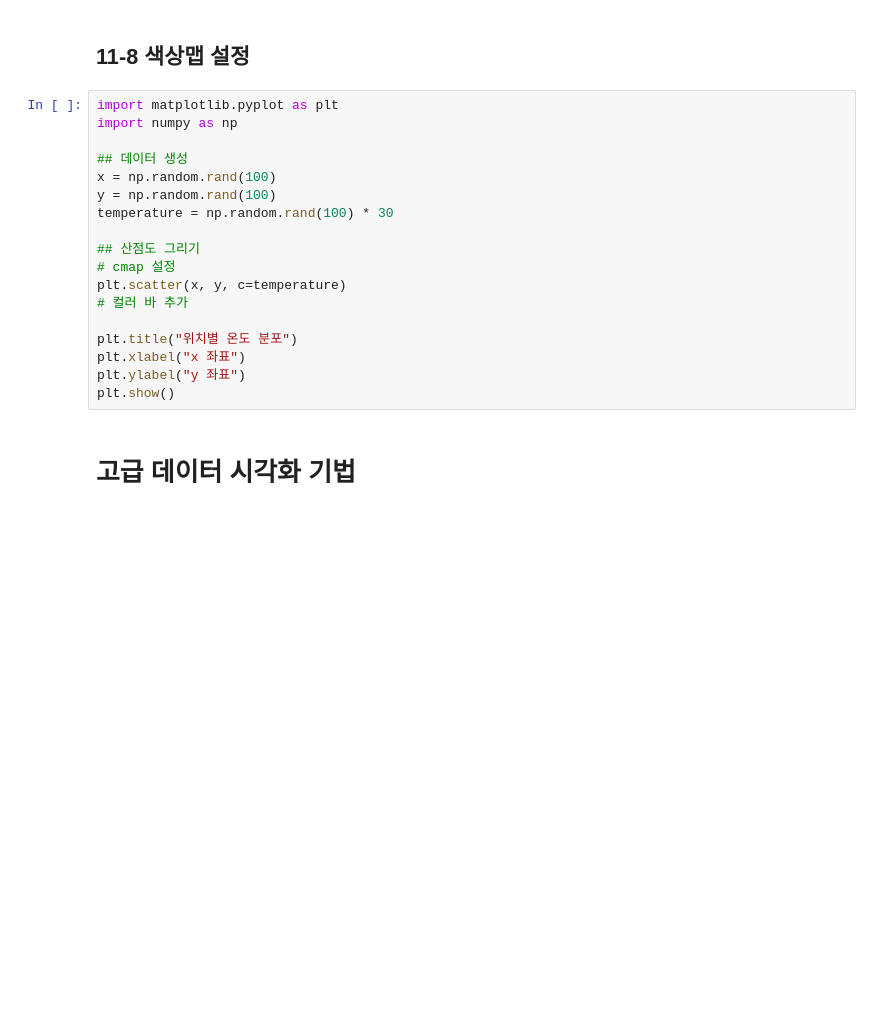
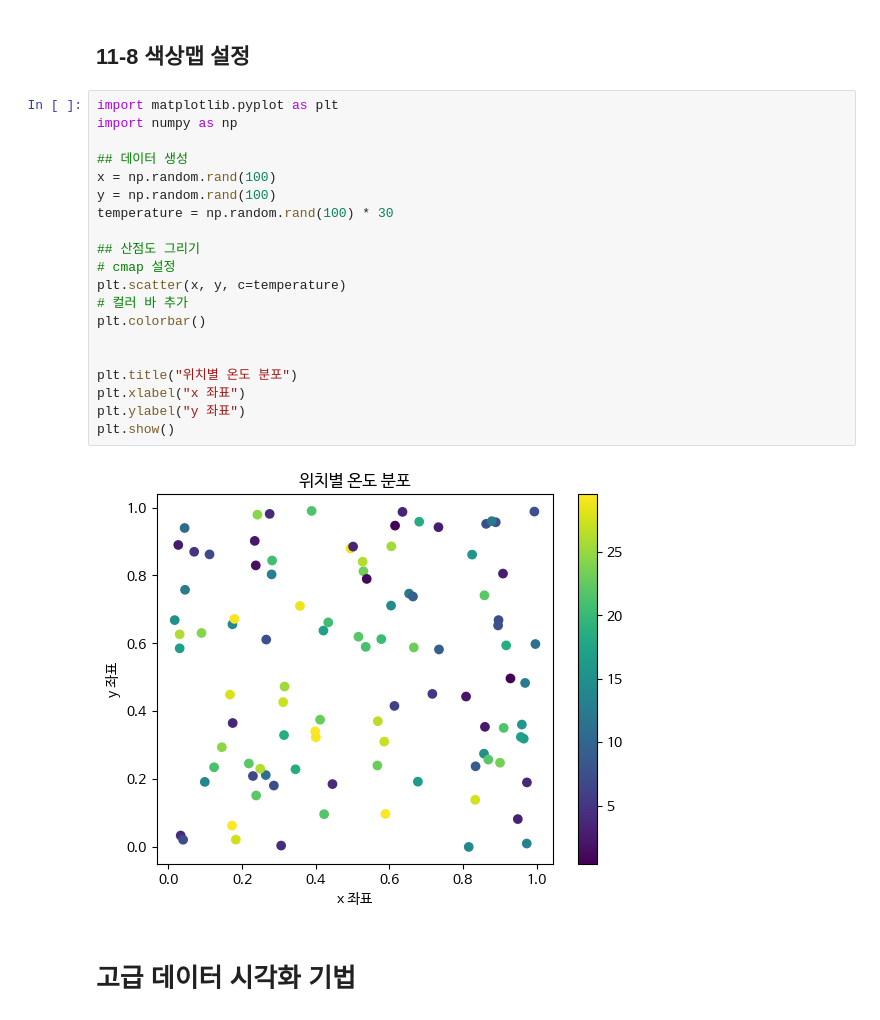
Before and after one commit to wikman96/Data-Analysis-with-Open-Source, a Jupyter notebook: 오픈소스_데이터_분석_11강.ipynb, the cells around one changed output. Drawn from its saved outputs; the diff is of its cells as text; blank space fills up the shorter version.

```diff
--- a/오픈소스_데이터_분석_11강.ipynb
+++ b/오픈소스_데이터_분석_11강.ipynb
@@ -202,21 +209,25 @@ plt.show()
 # %%
 import matplotlib.pyplot as plt
 import numpy as np
 
 ## 데이터 생성
 x = np.random.rand(100)
 y = np.random.rand(100)
 temperature = np.random.rand(100) * 30
 
 ## 산점도 그리기
 # cmap 설정
 plt.scatter(x, y, c=temperature)
 # 컬러 바 추가
+plt.colorbar()
+
 
 plt.title("위치별 온도 분포")
 plt.xlabel("x 좌표")
 plt.ylabel("y 좌표")
 plt.show()
+# %% [output]
+[figure, added]
 # %% [markdown]
 # 고급 데이터 시각화 기법
 # %% [markdown]
```
Also changed, not shown: parts of 4 cells of this notebook.
